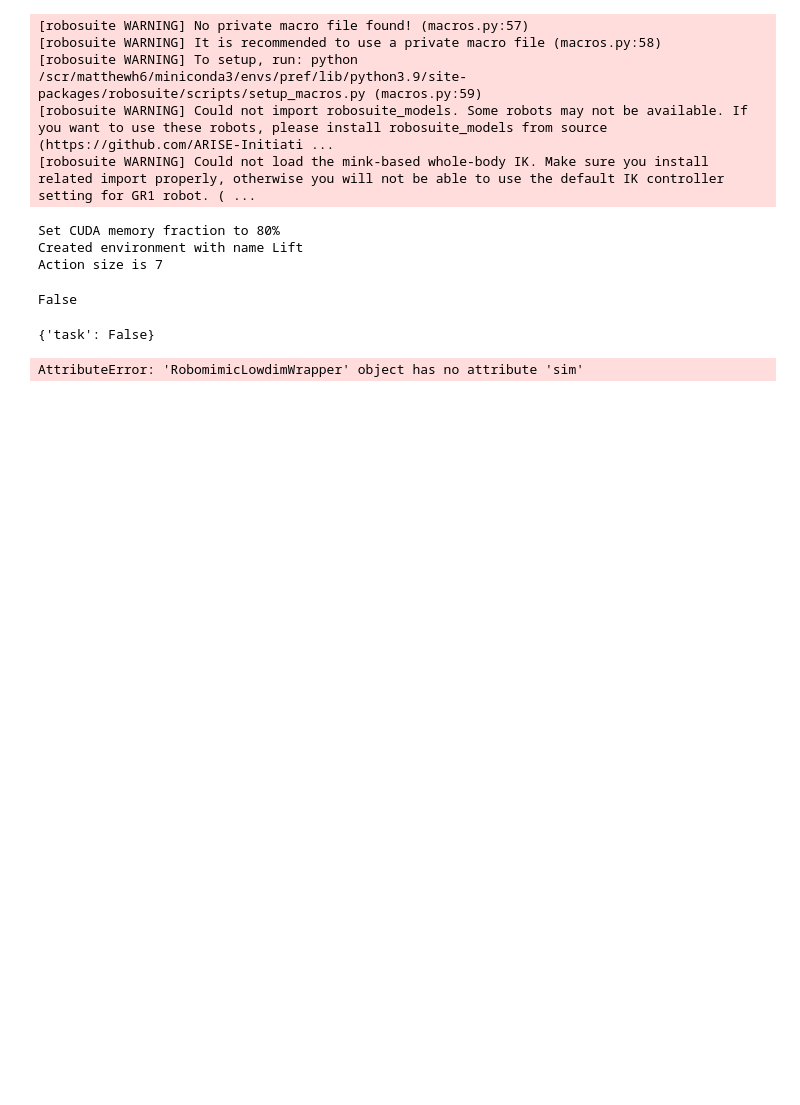
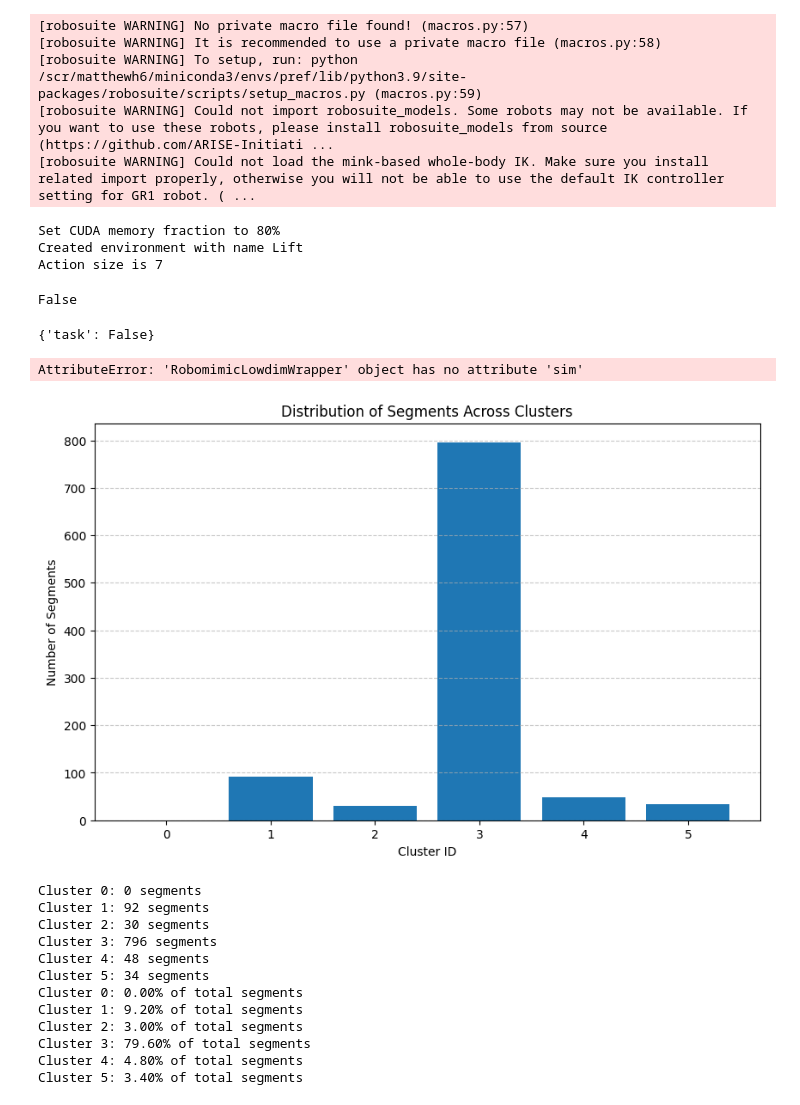
Before and after one commit to aliang8/robot_pref, a Jupyter notebook: test.ipynb, the cells around one changed output. Cells and saved outputs as stored; diff of their text form; code cells hidden in the pictures; blank space fills up the shorter version.

```diff
--- a/test.ipynb
+++ b/test.ipynb
@@ -141,3 +141,48 @@ print(cube_height, table_height)
 # return cube_height > table_height + 0.04
 # %% [output]
 AttributeError: 'RobomimicLowdimWrapper' object has no attribute 'sim'
+# %%
+path = "/scr/matthewh6/robot_pref/eef_clustering/clustering_results.pkl"
+# %%
+import pickle
+with open(path, "rb") as f:
+    data = pickle.load(f)
+# %%
+# count how many for each cluster
+cluster_counts = np.bincount(data["clusters"])
+# plot
+import matplotlib.pyplot as plt
+
+# Create a bar plot of cluster counts
+plt.figure(figsize=(10, 6))
+plt.bar(range(len(cluster_counts)), cluster_counts)
+plt.xlabel('Cluster ID')
+plt.ylabel('Number of Segments')
+plt.title('Distribution of Segments Across Clusters')
+plt.xticks(range(len(cluster_counts)))
+plt.grid(axis='y', linestyle='--', alpha=0.7)
+plt.show()
+
+# Print the number of segments in each cluster
+# Print the number of segments in each cluster
+for i, count in enumerate(cluster_counts):
+    print(f"Cluster {i}: {count} segments")
+
+# Calculate the percentage of segments in each cluster
+percentages = (cluster_counts / cluster_counts.sum()) * 100
+for i, percentage in enumerate(percentages):
+    print(f"Cluster {i}: {percentage:.2f}% of total segments")
+# %% [output]
+[figure, added]
+Cluster 0: 0 segments
+Cluster 1: 92 segments
+Cluster 2: 30 segments
+Cluster 3: 796 segments
+Cluster 4: 48 segments
+Cluster 5: 34 segments
+Cluster 0: 0.00% of total segments
+Cluster 1: 9.20% of total segments
+Cluster 2: 3.00% of total segments
+Cluster 3: 79.60% of total segments
+Cluster 4: 4.80% of total segments
+Cluster 5: 3.40% of total segments
```
Also changed, not shown: parts of 1 cell of this notebook, 9 other files.
